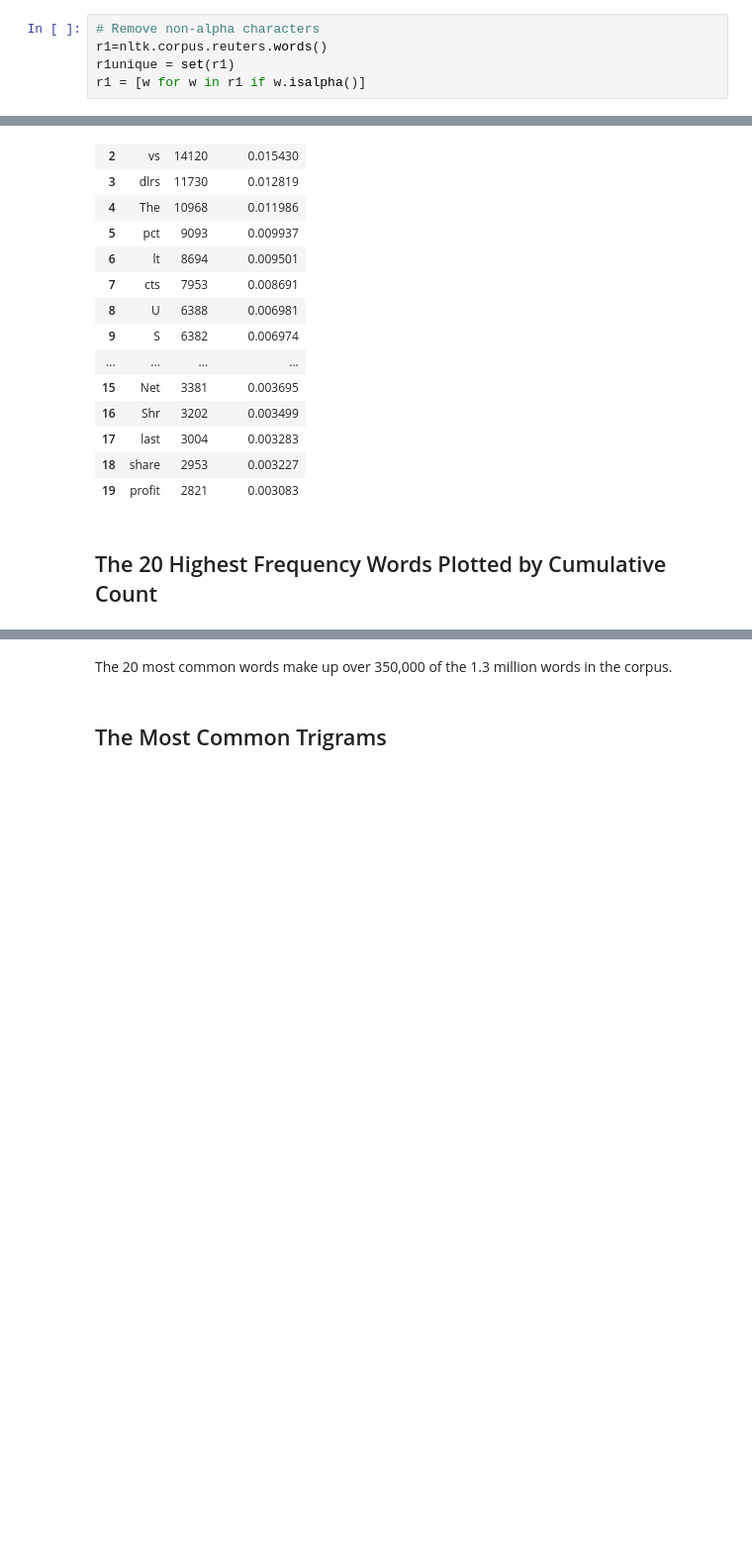
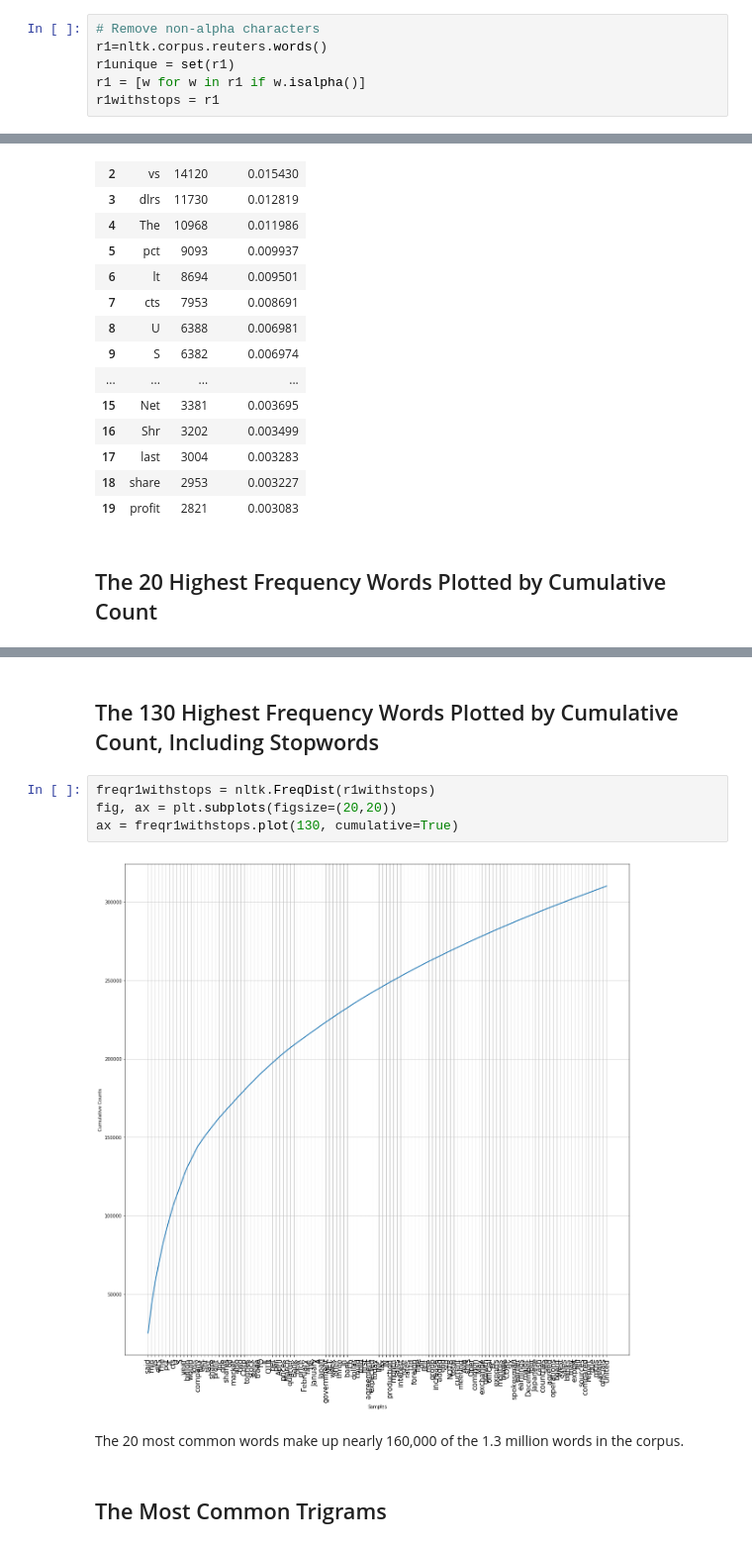
Before and after one commit to spsstudent15/2017-02-620-WebAnalytics, a Jupyter notebook: Week4-HighFreqWords.ipynb, the cells around one changed output, grey strips where cells are left out. Shown at 99% size. Saved outputs shown, nothing was run; the diff lists cells and outputs as text; blank space fills up the shorter version.

```diff
--- a/Week4-HighFreqWords.ipynb
+++ b/Week4-HighFreqWords.ipynb
@@ -81,6 +83,7 @@ len(freqwords)
 r1=nltk.corpus.reuters.words()
 r1unique = set(r1)
 r1 = [w for w in r1 if w.isalpha()]
+r1withstops = r1
 # %%
 # Remove 'stop words'
 r1 = [w for w in r1 if w not in stopwords.words('english')]
@@ -152,5 +170,13 @@ ax = freqr1.plot(20, cumulative=True)
+# %% [markdown]
+## The 130 Highest Frequency Words Plotted by Cumulative Count, Including Stopwords
+# %%
+freqr1withstops = nltk.FreqDist(r1withstops)
+fig, ax = plt.subplots(figsize=(20,20))
+ax = freqr1withstops.plot(130, cumulative=True)
+# %% [output]
+[figure, added]
 # %% [markdown]
-The 20 most common words make up over 350,000 of the 1.3 million words in the corpus.
+The 20 most common words make up nearly 160,000 of the 1.3 million words in the corpus.
 # %% [markdown]
 ## The Most Common Trigrams
 # %%
```
Also changed, not shown: parts of 15 cells of this notebook.
